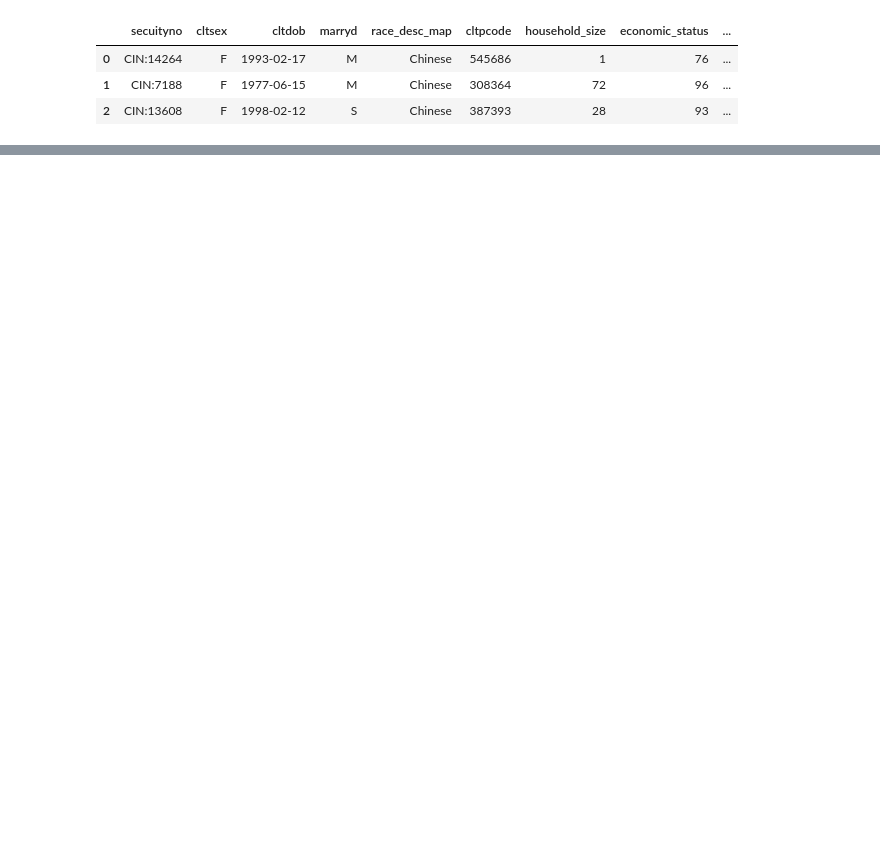
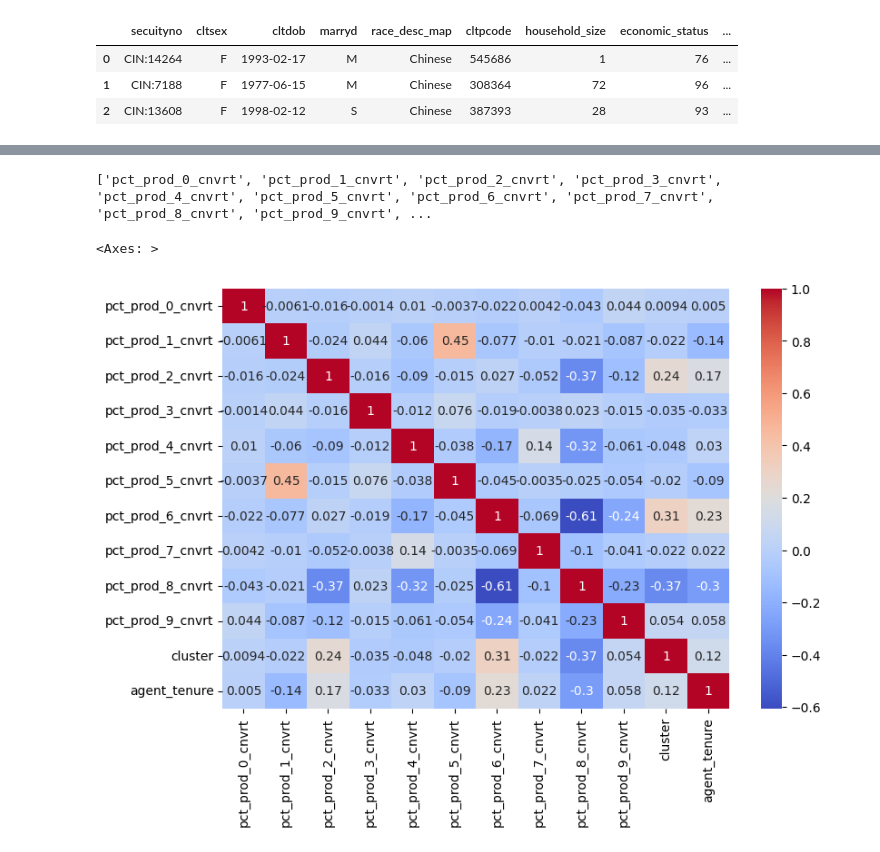
Before and after one commit to pragya77-beep/Datathon-2025, a Jupyter notebook: BigTree copy.ipynb, the cells around one changed output, grey strips where cells are left out. Cells and saved outputs as stored; diff of their text form; code cells hidden in the pictures; blank space fills up the shorter version.

```diff
--- a/BigTree copy.ipynb
+++ b/BigTree copy.ipynb
@@ -200,0 +249,5 @@ Unique values per column in Client
+# %%
+dfs["client_encoded"].drop(columns=["family_size","household_size"], inplace=True) #drop these since clusters easier to classify (and less variations)
+# %%
+dfs["client_encoded"]["client_age"] = 2024 - dfs["client_encoded"]["cltdob"].dt.year
+# dfs["client_encoded"].drop(columns=["cltdob"],inplace=True)
@@ -201,9 +291,7 @@ Unique values per column in Client
 # %%
-#Correlation between discretised and non-" for client
-dfs["client_encode_test"] = dfs["client"].copy()
+dfs["agent_encoded"] = dfs["agent"].copy()
+for col in ["agent_gender","agent_marital"]:
+    encoder = LabelEncoder()
+    dfs["agent_encoded"][f"{col}_encoded"] = encoder.fit_transform(dfs["agent_encoded"][col])
 
-for col in "household_size_grp","family_size_grp":
-    encoder = LabelEncoder()
-    dfs["client_encode_test"][f"{col}_encoded"] = encoder.fit_transform(dfs["client_encode_test"][col])
-
-dfs["client_encode_test"].drop(columns=["family_size_grp","household_size_grp"], inplace=True)
+dfs["agent_encoded"].drop(columns = ["agent_gender","agent_marital", "agent_product_expertise"],inplace=True) #Can add back agent product expertise as dummies
@@ -229,0 +310,15 @@ plt.show()
+# %%
+products_cnvrt = [f"pct_prod_{i}_cnvrt" for i in range(0,10)]
+products_cnvrt+= ["cluster","agent_tenure"]
+print(products_cnvrt)
+
+correlation_matrix = dfs["agent_encoded"].loc[:,products_cnvrt].corr()
+
+plt.figure(figsize=(9,6))
+sns.heatmap(correlation_matrix,
+            annot=True,
+            cmap="coolwarm")
+# %% [output]
+['pct_prod_0_cnvrt', 'pct_prod_1_cnvrt', 'pct_prod_2_cnvrt', 'pct_prod_3_cnvrt', 'pct_prod_4_cnvrt', 'pct_prod_5_cnvrt', 'pct_prod_6_cnvrt', 'pct_prod_7_cnvrt', 'pct_prod_8_cnvrt', 'pct_prod_9_cnvrt', ...
+<Axes: >
+[figure, added]
```
Also changed, not shown: parts of 39 cells of this notebook.
